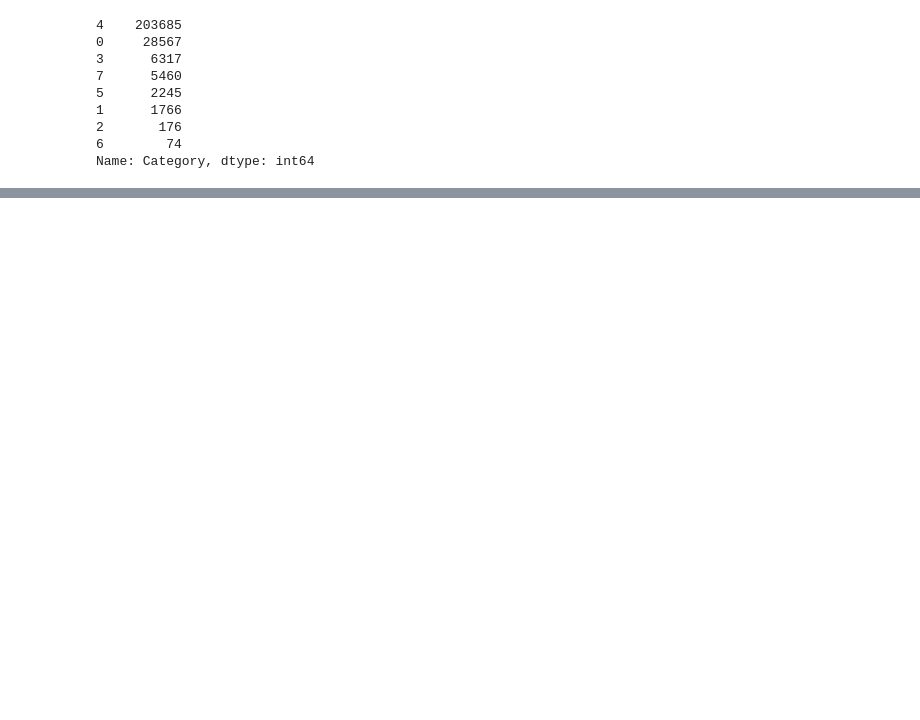
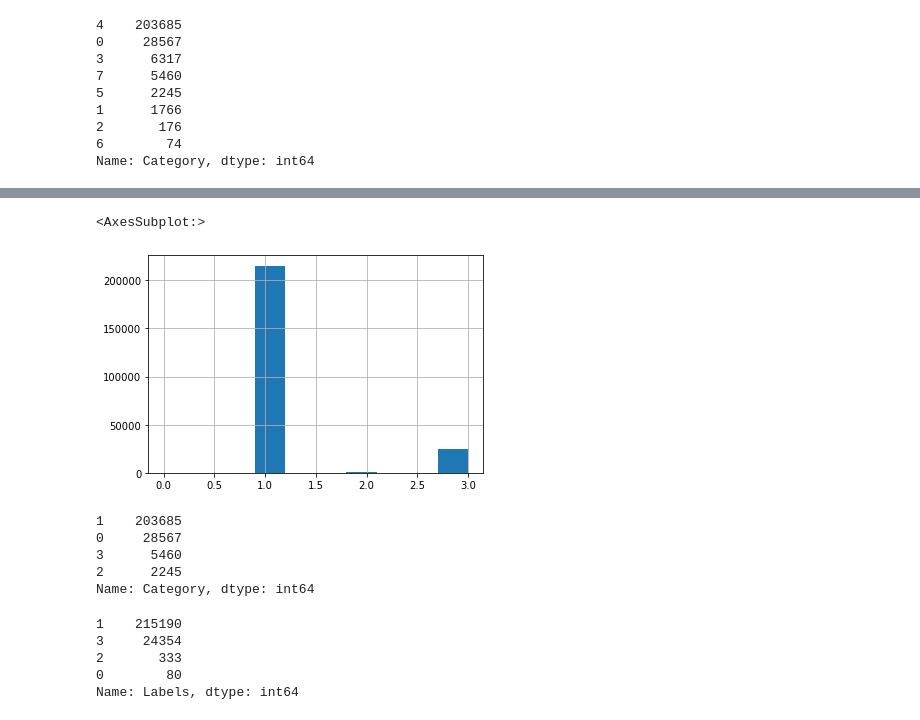
Before and after one commit to ignatovskiy/Data_Satanism, a Jupyter notebook: lab2_nlp/lab2_nlp.ipynb, the cells around one changed output, grey strips where cells are left out. Saved outputs shown, nothing was run; the diff lists cells and outputs as text; code cells hidden in the pictures; blank space fills up the shorter version.

```diff
--- a/lab2_nlp/lab2_nlp.ipynb
+++ b/lab2_nlp/lab2_nlp.ipynb
@@ -278,0 +354,5 @@ Name: Labels, dtype: int64
+# %%
+pd.Series(models_kmeans.labels_).hist()
+# %% [output]
+<AxesSubplot:>
+[figure, added]
@@ -278,0 +370,16 @@ Name: Labels, dtype: int64
+# %%
+data_["Category"].value_counts()
+# %% [output]
+1    203685
+0     28567
+3      5460
+2      2245
+Name: Category, dtype: int64
+# %%
+data_["Labels"].value_counts()
+# %% [output]
+1    215190
+3     24354
+2       333
+0        80
+Name: Labels, dtype: int64
```
Also changed, not shown: parts of 32 cells of this notebook.
